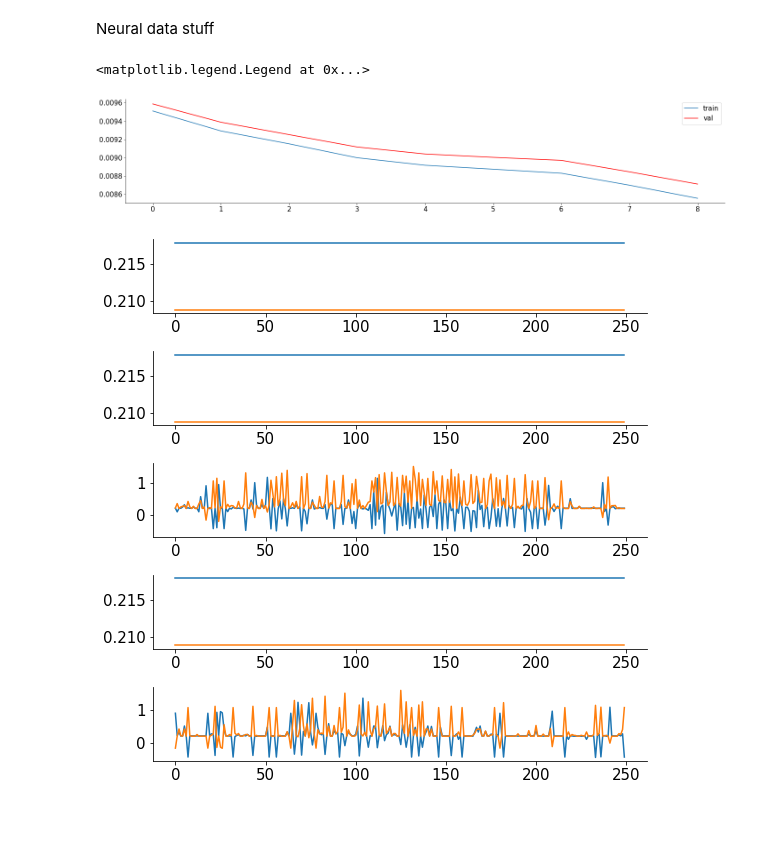
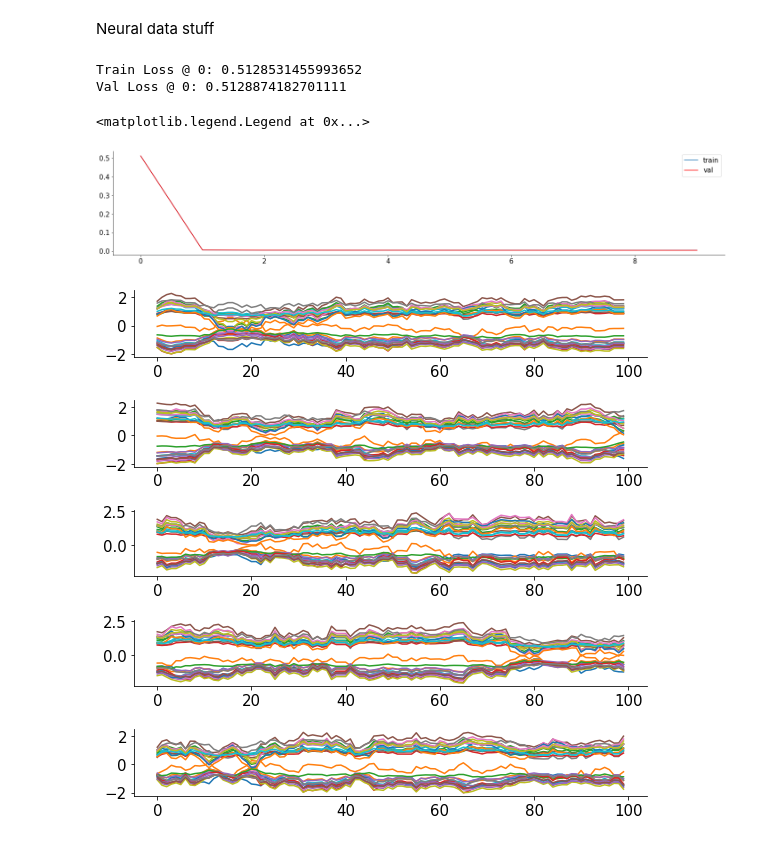
Before and after one commit to wanyuL/ReinforcementRats2021, a Jupyter notebook: ReinforcementRats_JupyterNotebook.ipynb, the cells around one changed output. Cells and saved outputs as stored; diff of their text form; code cells hidden in the pictures.

```diff
--- a/ReinforcementRats_JupyterNotebook.ipynb
+++ b/ReinforcementRats_JupyterNotebook.ipynb
@@ -532,10 +510,3 @@ plot_testxN.shape
-# %%
-for i in range(xN.shape[1]):
-    pltTestXN=xN[:,i,:]
-    pltTestXN=torch.tensor(pltTestXN).float()
-    plot_testxN=vae.encode(pltTestXN).detach().numpy()
-
-    plt.plot(plot_testxN)
 # %% [markdown]
 Neural data stuff
 # %%
@@ -544,7 +515,7 @@ newIdx=np.random.choice(Cori_MOs.shape[1], Cori_MOs.shape[1], replace=True)
 ShuffledCori_MOs=Cori_MOs[:, newIdx, :]
 # %%
 #Neuronsxtrialsxtime
-TCori_MOs=torch.tensor(ShuffledCori_MOs)
+TCori_MOs=torch.tensor(smoothCori_MOs)
 TCori_MOs=TCori_MOs.float()
 
 x_tr = TCori_MOs[:,:-TCori_MOs.size(1)//5]
@@ -554,31 +525,33 @@ test_xN=x_tr.reshape(-1, x_tr.shape[-1])
 #plot_testxN=vae.encode(pltTestXN).detach().numpy()
 test_xN2=x_val.reshape(-1, x_val.shape[-1])
 
-vae = AE(test_xN.size(1), 2, [5], [5])
-loss, val_loss = train_autoencoder(vae, test_xN, DEVICE,test_xN2, epochs=10, batch_size=50, seed=0)
+vae = AE(test_xN.size(1), 30, [5], [5])
+loss, val_loss = train_autoencoder(vae, test_xN, DEVICE, test_xN2, epochs=10, batch_size=50, loss_fn=torch.nn.MSELoss(), seed=0)
 
 plt.plot(loss, label='train')
 plt.plot(val_loss, color='r', label='val')
 plt.legend()
 # %% [output]
-<matplotlib.legend.Legend at 0x...>
+Train Loss @ 0: 0.5128531455993652
+Val Loss @ 0: 0.5128874182701111
+<matplotlib.legend.Legend at 0x...>
-[figure, old version]
+[figure, new version]
 # %%
-pltTestXN=ShuffledCori_MOs[:,2,:]
+pltTestXN=smoothCori_MOs[:,2,:]
 pltTestXN=torch.tensor(pltTestXN).float()
 plot_testxN=vae.encode(pltTestXN).detach().numpy()
 # %%
 fig, axs = plt.subplots(5, figsize=(8, 8))
 fig.suptitle('')
 
 for i in range(5):
-    pltTestXN=ShuffledCori_MOs[:,i,:]
+    pltTestXN=smoothCori_MOs[:,i,:]
     pltTestXN=torch.tensor(pltTestXN).float()
     plot_testxN=vae.encode(pltTestXN).detach().numpy()
 
     axs[i].plot(plot_testxN)
 # %% [output]
-[figure, old version]
+[figure, new version]
 # %%
 plot_testxN.shape
 # %% [output]
```
Also changed, not shown: parts of 21 cells of this notebook.
